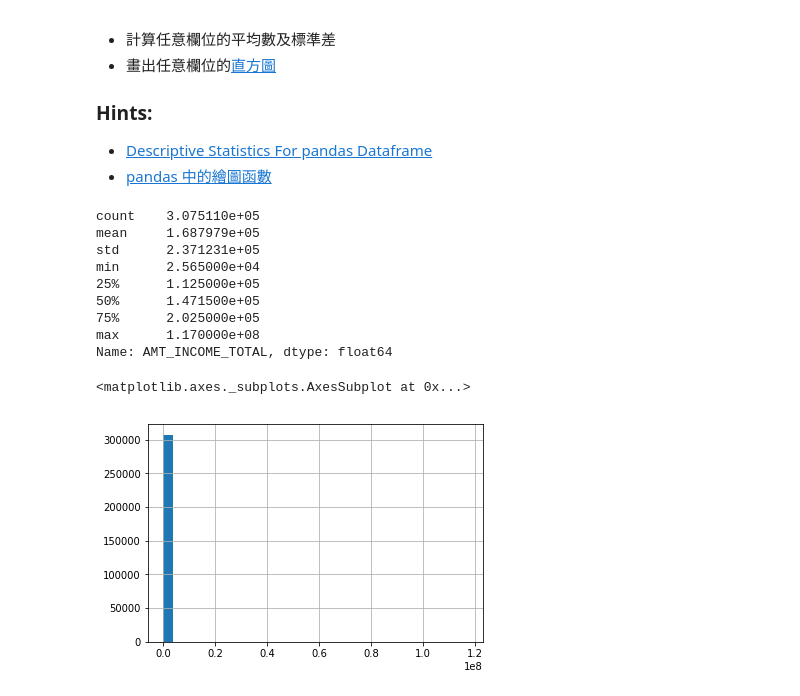
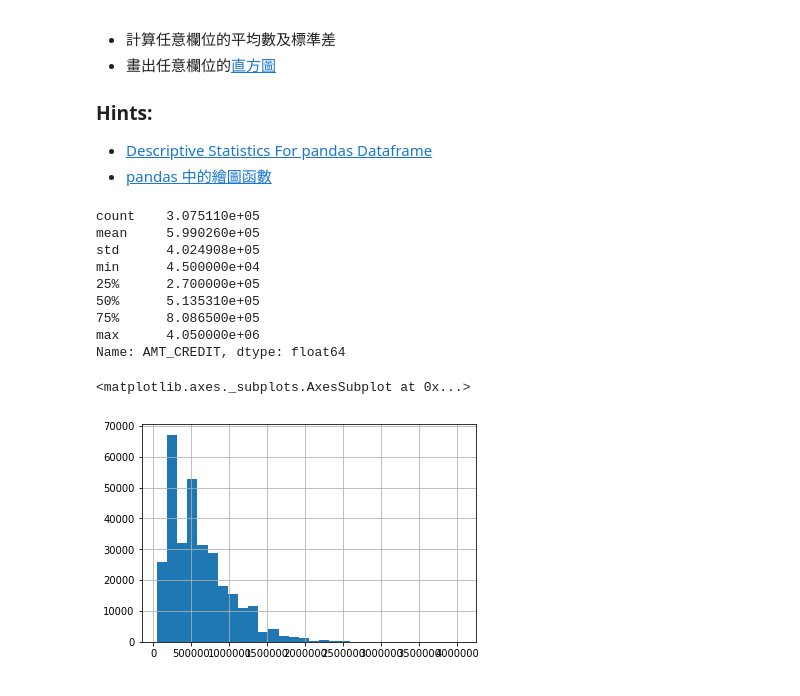
Before and after one commit to chengcheng1231/2nd-ML100Days, a Jupyter notebook: homework/Day_005_HW.ipynb, the cells around one changed output. Drawn from its saved outputs; the diff is of its cells as text; code cells hidden in the pictures.

```diff
--- a/homework/Day_005_HW.ipynb
+++ b/homework/Day_005_HW.ipynb
@@ -50,19 +50,19 @@ import matplotlib.pyplot as plt
 - [Descriptive Statistics For pandas Dataframe](https://chrisalbon.com/python/data_wrangling/pandas_dataframe_descriptive_stats/)
 - [pandas 中的繪圖函數](https://amaozhao.gitbooks.io/pandas-notebook/content/pandas%E4%B8%AD%E7%9A%84%E7%BB%98%E5%9B%BE%E5%87%BD%E6%95%B0.html)
 # %%
-app_train['AMT_INCOME_TOTAL'].describe()
+app_train['AMT_CREDIT'].describe()
 # %% [output]
 count    3.075110e+05
-mean     1.687979e+05
-std      2.371231e+05
-min      2.565000e+04
-25%      1.125000e+05
-50%      1.471500e+05
-75%      2.025000e+05
-max      1.170000e+08
-Name: AMT_INCOME_TOTAL, dtype: float64
+mean     5.990260e+05
+std      4.024908e+05
+min      4.500000e+04
+25%      2.700000e+05
+50%      5.135310e+05
+75%      8.086500e+05
+max      4.050000e+06
+Name: AMT_CREDIT, dtype: float64
 # %%
-app_train['AMT_INCOME_TOTAL'].hist(bins=30)
+app_train['AMT_CREDIT'].hist(bins=30)
 # %% [output]
 <matplotlib.axes._subplots.AxesSubplot at 0x...>
-[figure, old version]
+[figure, new version]
```
